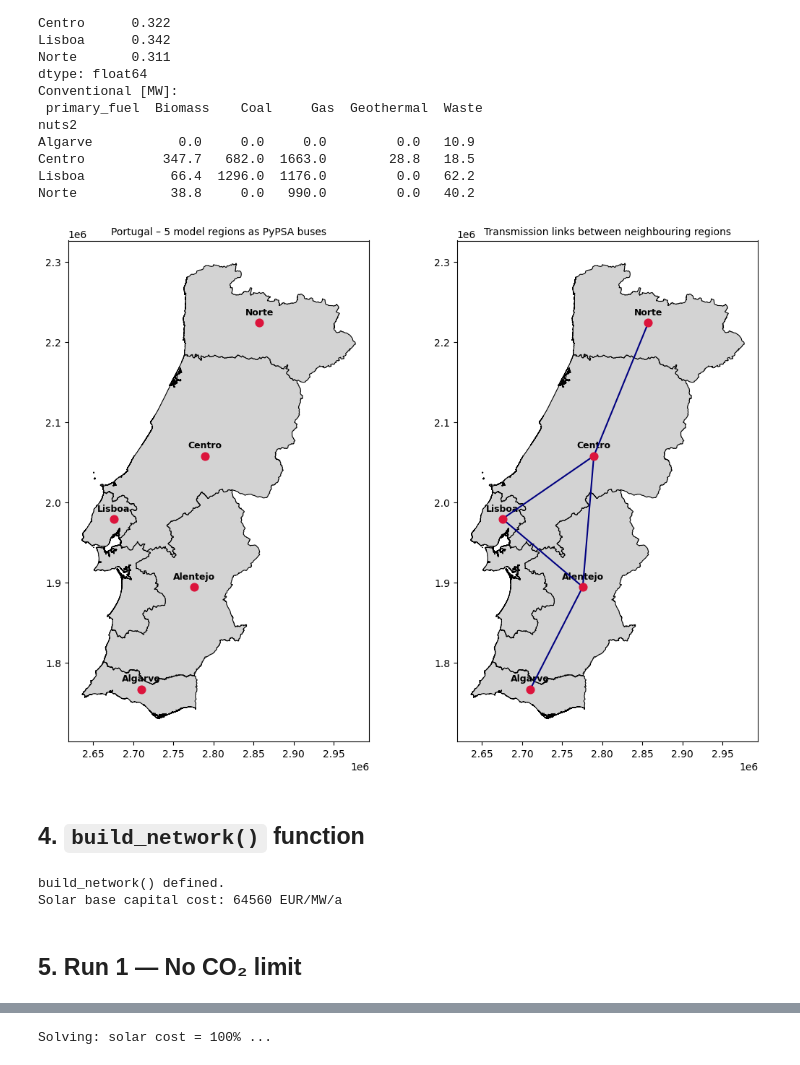
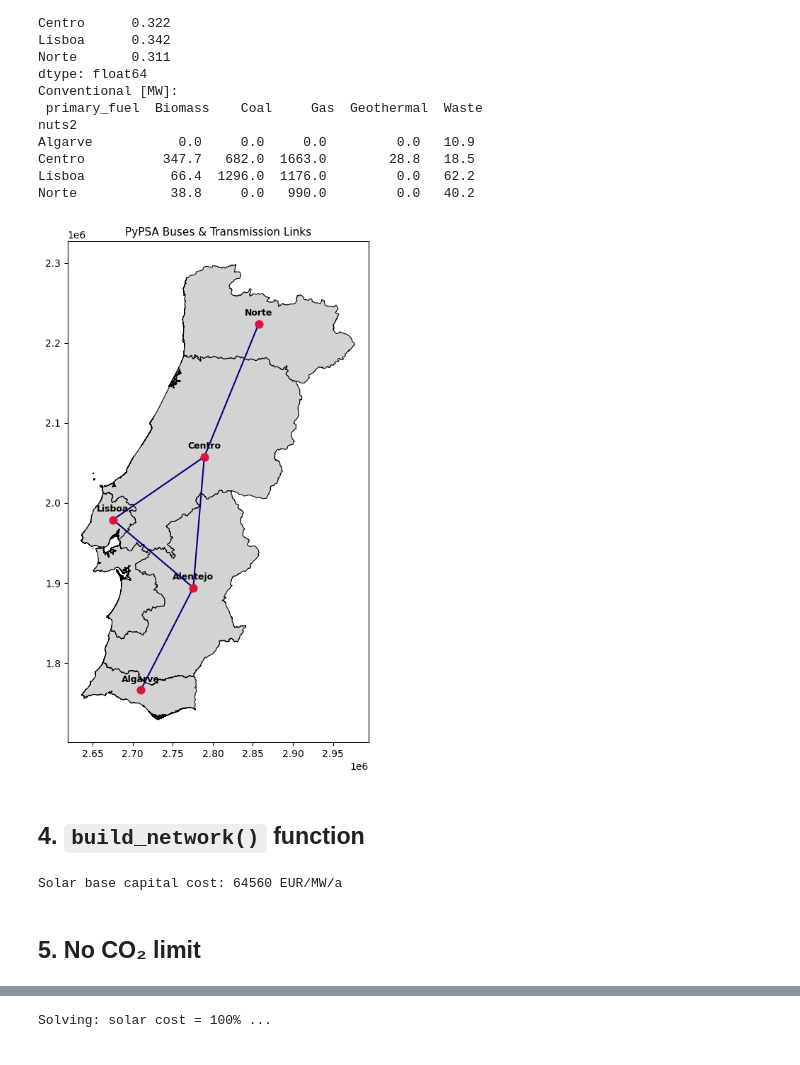
Before and after one commit to luigi2901/DataScienceEnergySystems, a Jupyter notebook: Valen/PyPSA.ipynb, the cells around one changed output, grey strips where cells are left out. Saved outputs shown, nothing was run; the diff lists cells and outputs as text; code cells hidden in the pictures.

Commit message:
Update of all 3 notebooks: cleanup, consistent titles/labels, figure fixes ; PyPSA model multiple storage units missing (just 4h battery, 168h h2)

```diff
--- a/Valen/PyPSA.ipynb
+++ b/Valen/PyPSA.ipynb
@@ -175,27 +172,25 @@ Centro          347.7   682.0  1663.0        28.8   18.5
 Lisboa           66.4  1296.0  1176.0         0.0   62.2
 Norte            38.8     0.0   990.0         0.0   40.2
 # %%
-# --- Plot: model regions as PyPSA buses + transmission topology (like Luis) ---
+# --- model regions as PyPSA buses + transmission topology ---
 lines = [('Norte','Centro'), ('Centro','Lisboa'), ('Centro','Alentejo'),
          ('Lisboa','Alentejo'), ('Alentejo','Algarve')]
 
-fig, axes = plt.subplots(1, 2, figsize=(11, 8))
-for ax, title, draw_lines in [(axes[0], 'Portugal – 5 model regions as PyPSA buses', False),
-                               (axes[1], 'Transmission links between neighbouring regions', True)]:
-    regions.plot(ax=ax, color='lightgrey', edgecolor='k', linewidth=0.8)
-    for region, row in regions.iterrows():
-        pt = row['representative_point']
-        ax.scatter(pt.x, pt.y, color='crimson', s=60, zorder=5)
-        ax.annotate(region, (pt.x, pt.y), xytext=(0, 8), textcoords='offset points',
-                    ha='center', fontsize=9, fontweight='bold')
-    if draw_lines:
-        for r1, r2 in lines:
-            p1, p2 = regions.at[r1, 'representative_point'], regions.at[r2, 'representative_point']
-            ax.plot([p1.x, p2.x], [p1.y, p2.y], color='navy', linewidth=1.5, zorder=4)
-    ax.set_title(title, fontsize=10)
-plt.tight_layout(); plt.show()
+fig, ax = plt.subplots(figsize=(6, 8))
+regions.plot(ax=ax, color='lightgrey', edgecolor='k', linewidth=0.8)
+for region, row in regions.iterrows():
+    pt = row['representative_point']
+    ax.scatter(pt.x, pt.y, color='crimson', s=60, zorder=5)
+    ax.annotate(region, (pt.x, pt.y), xytext=(0, 8), textcoords='offset points',
+                ha='center', fontsize=9, fontweight='bold')
+for r1, r2 in lines:
+    p1, p2 = regions.at[r1, 'representative_point'], regions.at[r2, 'representative_point']
+    ax.plot([p1.x, p2.x], [p1.y, p2.y], color='navy', linewidth=1.5, zorder=4)
+ax.set_title('PyPSA Buses & Transmission Links', fontsize=11)
+plt.tight_layout()
+plt.show()
 # %% [output]
-[figure, old version]
+[figure, new version]
 # %% [markdown]
 ## 4. `build_network()` function
 # %%
@@ -212,7 +207,7 @@ def build_network(solar_cost_factor=1.0):
     for region in regions.index:
         n.add('Load', f'load-{region}', bus=region, p_set=load_region[region])  # [MW]
 
-    # Hydro (fixed, constant CF)
+    # Hydro (capacity factor = const.)
     for region in regions.index:
         cap = float(hydro_cap.get(region, 0))                       # [MW]
         if cap > 0:
@@ -227,7 +222,7 @@ def build_network(solar_cost_factor=1.0):
     n.add('Carrier', 'biomass', co2_emissions=0.)                   # [t_CO2/MWh_th]
     n.add('Carrier', 'waste',   co2_emissions=0.)                   # [t_CO2/MWh_th]
 
-    # Existing conventional fleet (Gas/Coal have CO2; Biomass/Waste are zero-emission)
+    # Existing conventional fleet
     biomass_mc = costs.at['biomass', 'marginal_cost'] if 'biomass' in costs.index else 3.0  # [EUR/MWh_el]
     fuel_map = {
         'Gas':     ('gas',     costs.at['CCGT', 'marginal_cost']),  # [EUR/MWh_el]
@@ -272,7 +267,7 @@ def build_network(solar_cost_factor=1.0):
               capital_cost=costs.at['OCGT', 'capital_cost'],        # [EUR/MW/a]
               marginal_cost=costs.at['OCGT', 'marginal_cost'])      # [EUR/MWh]
 
-    # Transmission links (700 EUR/MW/km x 1.5 detour factor x crow-fly distance)
+    # Transmission links
     for r1, r2 in [('Norte','Centro'), ('Centro','Lisboa'), ('Centro','Alentejo'),
                    ('Lisboa','Alentejo'), ('Alentejo','Algarve')]:
         pt1 = regions.at[r1, 'representative_point']
@@ -303,14 +298,11 @@ def build_network(solar_cost_factor=1.0):
               efficiency_dispatch=costs.at['fuel cell', 'efficiency'],   # [-]
               cyclic_state_of_charge=True)
     return n
-
-print('build_network() defined.')
 print(f'Solar base capital cost: {costs.at["solar", "capital_cost"]:.0f} EUR/MW/a')
 # %% [output]
-build_network() defined.
 Solar base capital cost: 64560 EUR/MW/a
 # %% [markdown]
-## 5. Run 1 — No CO₂ limit
+## 5. No CO₂ limit
 # %%
 n_free = build_network(solar_cost_factor=1.0)
 n_free.optimize(solver_name='highs')
```
Also changed, not shown: parts of 15 cells of this notebook, 1 other file.
